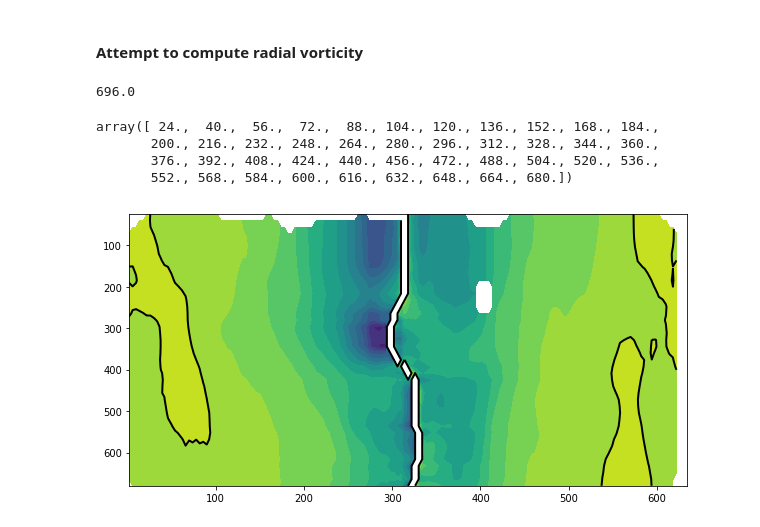
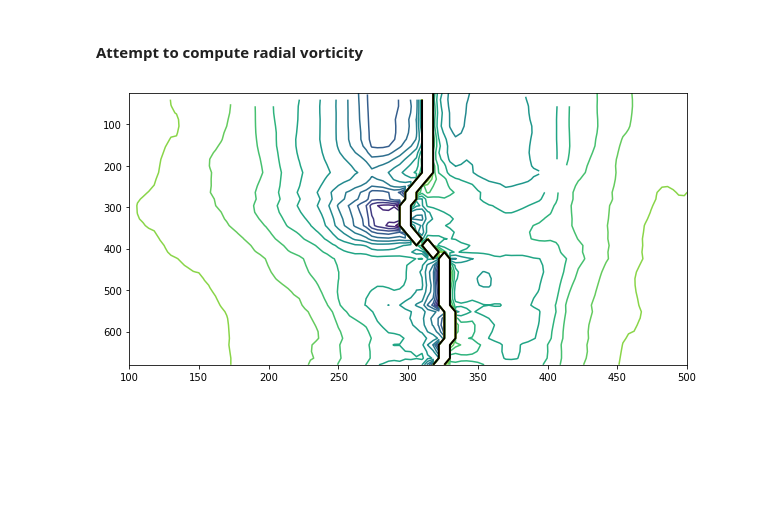
Before and after one commit to TheBobby/ADCP, a Jupyter notebook: Example.ipynb, the cells around one changed output. Drawn from its saved outputs; the diff is of its cells as text; code cells hidden in the pictures; blank space fills up the shorter version.

```diff
--- a/Example.ipynb
+++ b/Example.ipynb
@@ -14,11 +17,11 @@ import datetime as dt
 # %%
 path1 = '/home/affholder/Documents/Stage/Araujo/Eddie_Tracks/FORSA_Data/FORSA_data/ADCP/'
 path2 = '/home/affholder/Documents/ENS/AFC/Stage/Araujo/Eddie_Tracks/FORSA_Data/FORSA_data/ADCP/'
-FORSA_path = path2
+FORSA_path = path1
 FORSA_filename = '151701.dat'
 path3 = '/home/affholder/Documents/Stage/Araujo/Eddie_Tracks/M124_Data/ADCP/'
 path4 = '/home/affholder/Documents/ENS/AFC/Stage/Araujo/Eddie_Tracks/M124_Data/ADCP/'
-M124_path = path4
+M124_path = path3
 M124_filename = 'M124_ADCP_38khz.txt'
 # %%
 ADCP_F = level1.FORSA_translate(FORSA_path + FORSA_filename)
@@ -350,7 +351,3 @@ for i in range(len(indexes)):
 [figure]
 # %% [markdown]
 #### Attempt to compute radial vorticity
-# %%
-depths[42]
-# %% [output]
-696.0
@@ -360,12 +354,7 @@ depths2 = depths[:42]
-# %%
-depths2
-# %% [output]
-array([ 24.,  40.,  56.,  72.,  88., 104., 120., 136., 152., 168., 184.,
-       200., 216., 232., 248., 264., 280., 296., 312., 328., 344., 360.,
-       376., 392., 408., 424., 440., 456., 472., 488., 504., 520., 536.,
-       552., 568., 584., 600., 616., 632., 648., 664., 680.])
 # %%
 V2 = V_reg_filt[:,:42]
+depths2 = depths[:42]
+indexes2 = indexes[:42]
 # %%
 zetas = []
 for i in range(len(depths2)):
@@ -378,10 +367,11 @@ zetas = np.array(zetas)
 # %%
 plt.figure(figsize=(10,5))
 X,Y = np.meshgrid(atd_reg/1000,depths2)
 levels = np.arange(-3e-5,5e-6,2e-6)
-plt.contourf(X,Y,zetas,levels=levels)
+plt.xlim(100,500)
+plt.contour(X,Y,zetas,levels=levels)
 lvl0 = [0]
 plt.contour(X,Y,zetas,levels=lvl0,colors='black',linewidths=2)
 plt.gca().invert_yaxis()
 # %% [output]
-[figure, old version]
+[figure, new version]
```
Also changed, not shown: parts of 32 cells of this notebook, 2 other files.
